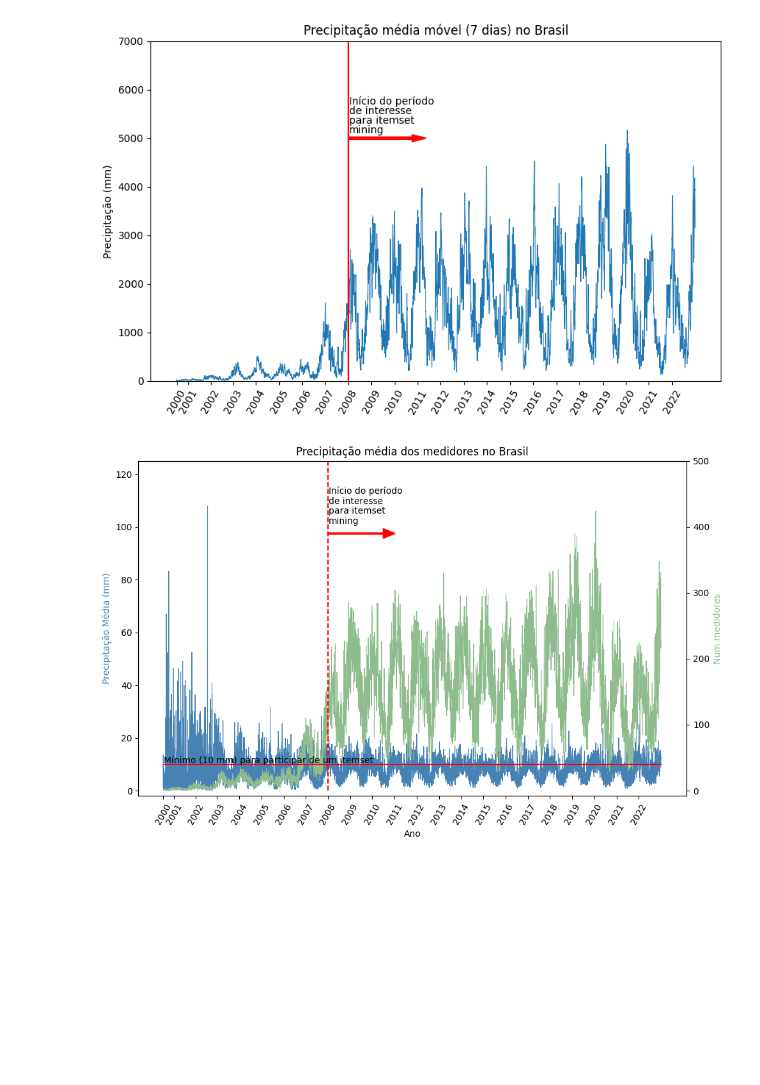
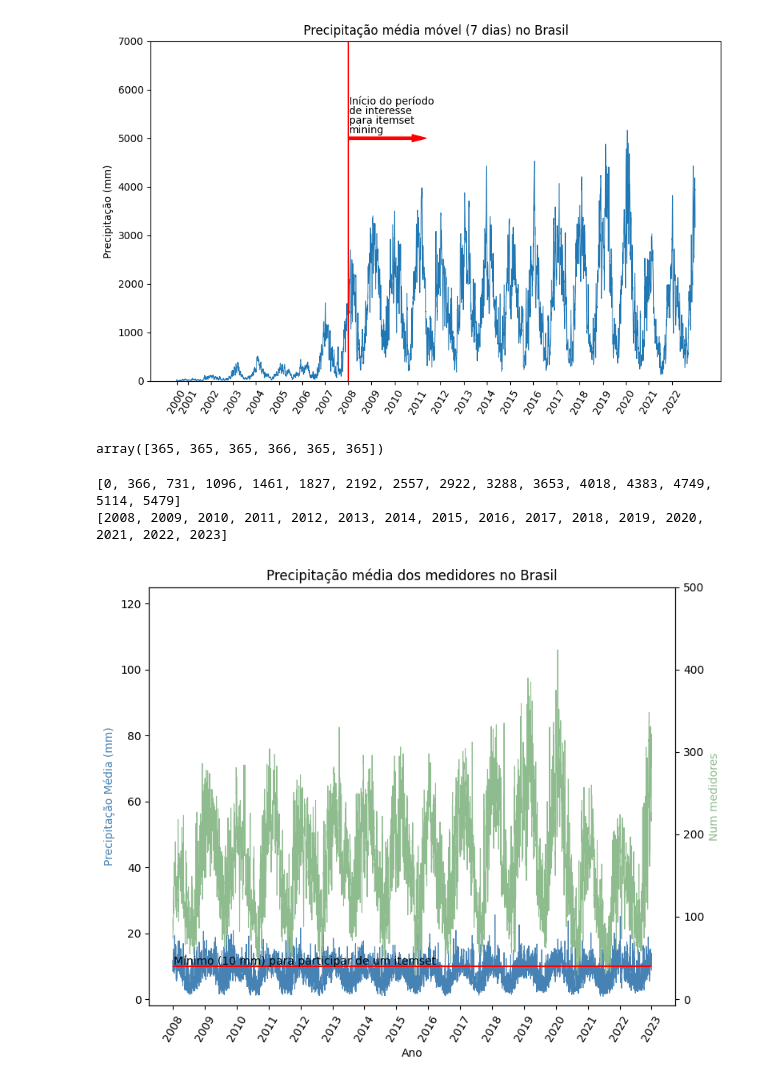
Before and after one commit to davilbs/TP_MDA, a Jupyter notebook: notebooks/4-precipt_viz.ipynb, the cells around one changed output. Drawn from its saved outputs; the diff is of its cells as text; code cells hidden in the pictures; blank space fills up the shorter version.

```diff
--- a/notebooks/4-precipt_viz.ipynb
+++ b/notebooks/4-precipt_viz.ipynb
@@ -85,52 +85,65 @@ plt.savefig("assets/precipt_movel.png")
 plt.show()
 # %% [output]
 [figure]
+# %%
+after_08_precipt_df.groupby(by='ano_idx').count()['Data'].values[8:]
+# %% [output]
+array([365, 365, 365, 366, 365, 365])
 # %%
-fig, axs1 = plt.subplots(figsize=(10, 6))
-x_range = list(range(len(precipt_df)))
+fig, axs1 = plt.subplots(figsize=(8, 6))
+
+after_07_precipt_df = precipt_df[precipt_df['ano_idx'] > 7]
+x_range = list(range(len(after_07_precipt_df)))
 
 ax1_color = "steelblue"
-sns.lineplot(data=precipt_df, x=x_range, y="Precipt Media", size=1,
+sns.lineplot(data=after_07_precipt_df, x=x_range, y="Precipt Media", size=1,
              ax=axs1, legend=False, label="precipt_media", color=ax1_color)
 
-meds_per_year = precipt_df.groupby(by='ano_idx').count()['Data'].values
-curr_year = 2000
+meds_per_year = after_07_precipt_df.groupby(by='ano_idx').count()['Data'].values
+curr_year = 2008
 curr_xtick = 0
 xticks = list()
 years = list()
+xticks.append(curr_xtick)
+years.append(curr_year)
 for meds in meds_per_year:
+    curr_xtick += meds
+    curr_year += 1
     xticks.append(curr_xtick)
     years.append(curr_year)
-    curr_xtick += meds
-    curr_year += 1
+
+print(xticks)
+print(years)
 
 axs1.set_ylabel("Precipitação Média (mm)", color=ax1_color)
 axs1.set_ylim((-2, 125))
 
 ax2 = axs1.twinx()  # instantiate a second axes that shares the same x-axis
 
 ax2_color = "darkseagreen"
 ax2.set_ylabel('Num medidores', color=ax2_color)
 ax2.set_ylim((-8, 500))
-sns.lineplot(data=precipt_df, x=x_range, y="N Medicoes", size=1,
+sns.lineplot(data=after_07_precipt_df, x=x_range, y="N Medicoes", size=1,
              ax=ax2, legend=False, color=ax2_color)
 
-plt.vlines(xticks[8], 0, 500, colors="r", linestyles="dashed")
-plt.text(xticks[8]+10, 450, "Início do período")
-plt.text(xticks[8]+10, 435, "de interesse")
-plt.text(xticks[8]+10, 420, "para itemset")
-plt.text(xticks[8]+10, 405, "mining")
-plt.arrow(xticks[8]+10, 390, 900, 0, width=2, color='r', head_width=15, head_length=200)
+# plt.vlines(xticks[8], 0, 500, colors="r", linestyles="dashed")
+# plt.text(xticks[8]+10, 450, "Início do período")
+# plt.text(xticks[8]+10, 435, "de interesse")
+# plt.text(xticks[8]+10, 420, "para itemset")
+# plt.text(xticks[8]+10, 405, "mining")
+# plt.arrow(xticks[8]+10, 390, 900, 0, width=2, color='r', head_width=15, head_length=200)
 
 line_y_pos = (500/125)*10
-plt.hlines(line_y_pos, 0, 8200, colors="r")
+plt.hlines(line_y_pos, 0, len(after_07_precipt_df), colors="r")
 plt.text(xticks[0]+10, line_y_pos+2, "Mínimo (10 mm) para participar de um itemset", c='black')
 
 plt.title("Precipitação média dos medidores no Brasil")
 fig.tight_layout()
 axs1.set_xticks(xticks, years, rotation=60)
 axs1.set_xlabel("Ano")
 plt.savefig("assets/precipt_med_medidores.png")
 plt.show()
 # %% [output]
+[0, 366, 731, 1096, 1461, 1827, 2192, 2557, 2922, 3288, 3653, 4018, 4383, 4749, 5114, 5479]
+[2008, 2009, 2010, 2011, 2012, 2013, 2014, 2015, 2016, 2017, 2018, 2019, 2020, 2021, 2022, 2023]
-[figure, old version]
+[figure, new version]
```
Also changed, not shown: parts of 1 cell of this notebook, 3 other files.
